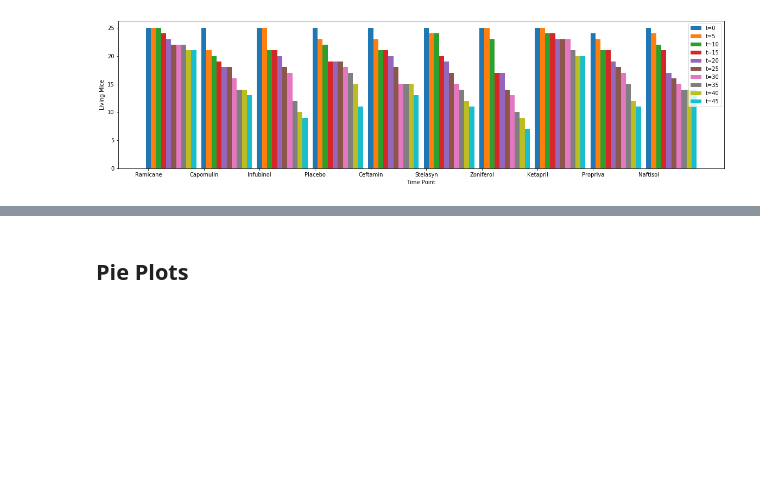
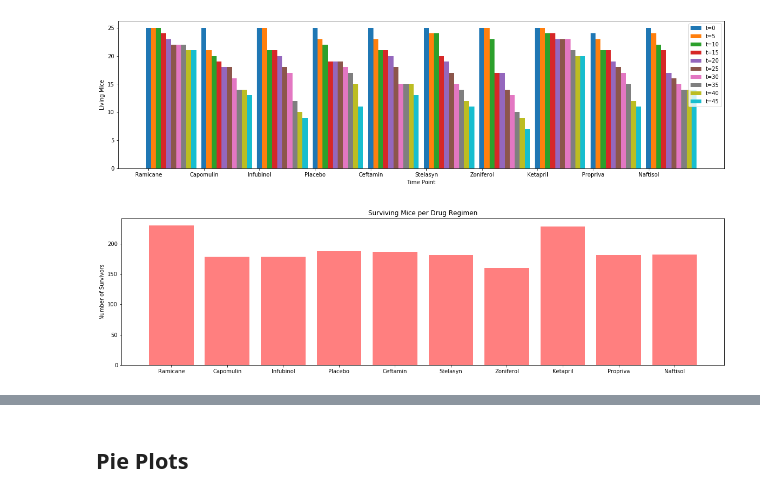
Before and after one commit to KathrynPanger/pharmaceutical-testing, a Jupyter notebook: pymaceuticals_starter.ipynb, the cells around one changed output, grey strips where cells are left out. Drawn from its saved outputs; the diff is of its cells as text; code cells hidden in the pictures; blank space fills up the shorter version.

Commit message:
Made chart resembling homework output

```diff
--- a/pymaceuticals_starter.ipynb
+++ b/pymaceuticals_starter.ipynb
@@ -349,6 +352,19 @@ plt.rcParams["figure.figsize"] = [20,5]
 plt.savefig("Plots/survival_by_drug_over_time.png")
 # %% [output]
 [figure]
+# %%
+#Generate a bar chart that resembles the bar chart in the actual output file
+drug_group=clean_mouse_df.groupby(["Drug Regimen"]).count()
+
+xpos2=np.arange(len(drugs))
+tick_locations=[value for value in xpos2]
+plt.bar(xpos2, drug_group["Mouse ID"], color='r', alpha=0.5, align="center")
+plt.xticks(tick_locations, drugs, rotation="horizontal")
+plt.title("Surviving Mice per Drug Regimen")
+plt.ylabel("Number of Survivors")
+plt.savefig("Plots/survival_by_drug_total.png")
+# %% [output]
+[figure, added]
 # %%
 # Generate a bar plot showing the number of mice per time point for each treatment throughout the course of the study using pyplot.
 plt.bar(x_axis, users, color='r', alpha=0.5, align="center")
```
Also changed, not shown: parts of 5 cells of this notebook, 1 other file.
